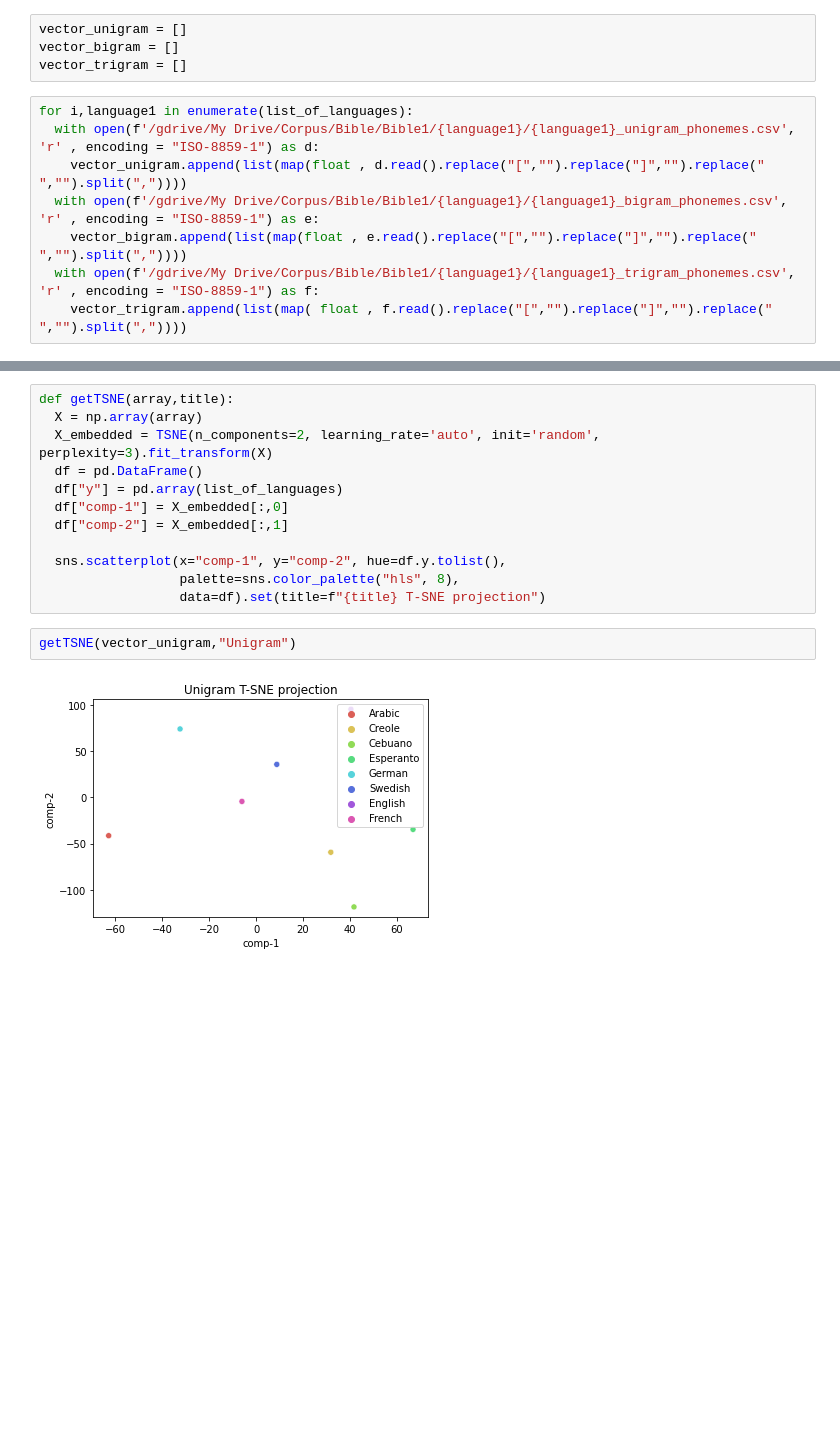
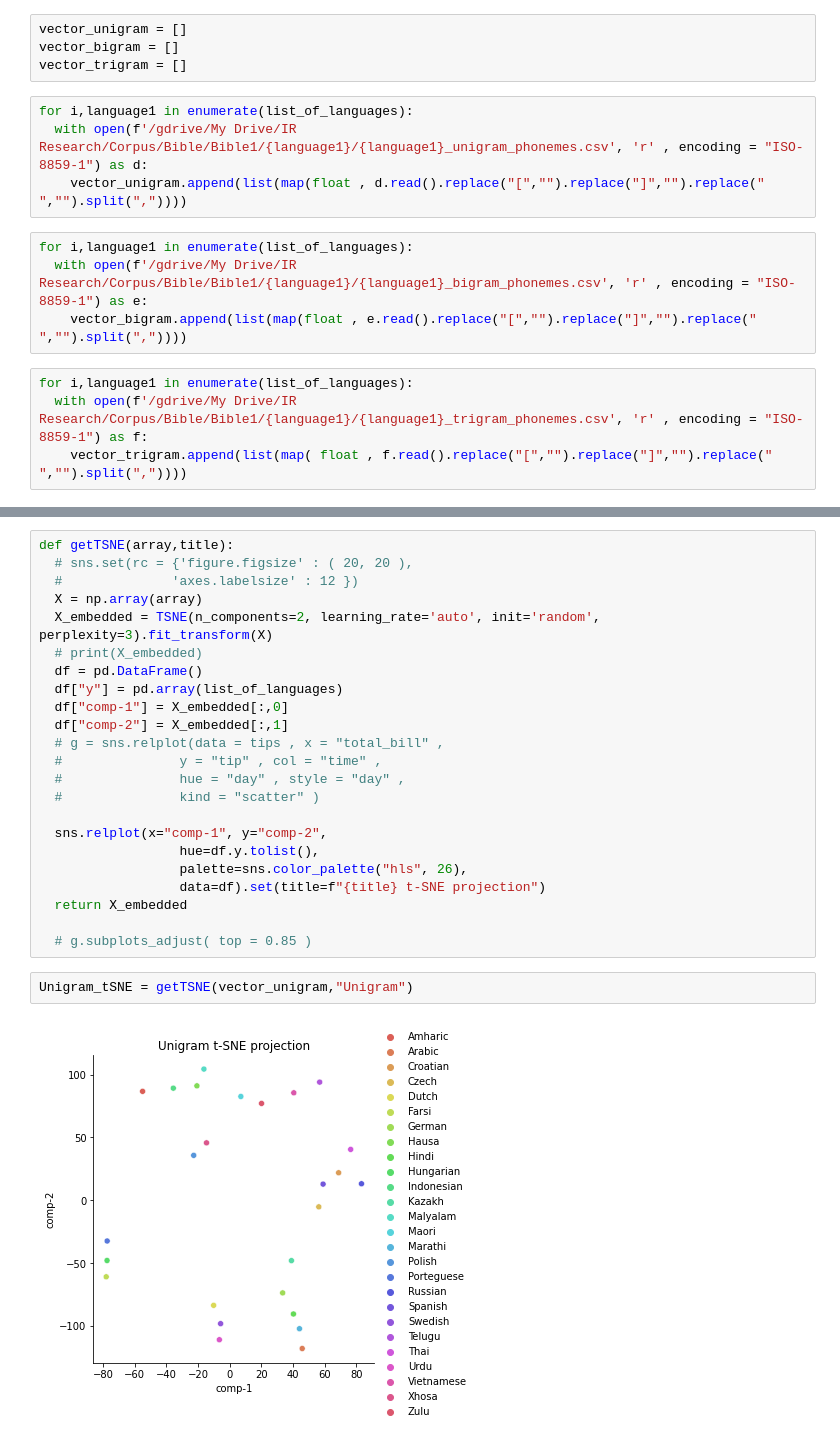
Before and after one commit to Information-Retrieval-Research/Codes, a Jupyter notebook: Analysis.ipynb, the cells around one changed output, grey strips where cells are left out. Cells and saved outputs as stored; diff of their text form; blank space fills up the shorter version.

```diff
--- a/Analysis.ipynb
+++ b/Analysis.ipynb
@@ -88,9 +102,13 @@ vector_bigram = []
 vector_trigram = []
 # %%
 for i,language1 in enumerate(list_of_languages):
-  with open(f'/gdrive/My Drive/Corpus/Bible/Bible1/{language1}/{language1}_unigram_phonemes.csv', 'r' , encoding = "ISO-8859-1") as d:
+  with open(f'/gdrive/My Drive/IR Research/Corpus/Bible/Bible1/{language1}/{language1}_unigram_phonemes.csv', 'r' , encoding = "ISO-8859-1") as d:
     vector_unigram.append(list(map(float , d.read().replace("[","").replace("]","").replace(" ","").split(","))))
-  with open(f'/gdrive/My Drive/Corpus/Bible/Bible1/{language1}/{language1}_bigram_phonemes.csv', 'r' , encoding = "ISO-8859-1") as e:
-    vector_bigram.append(list(map(float , e.read().replace("[","").replace("]","").replace(" ","").split(","))))
-  with open(f'/gdrive/My Drive/Corpus/Bible/Bible1/{language1}/{language1}_trigram_phonemes.csv', 'r' , encoding = "ISO-8859-1") as f:
-    vector_trigram.append(list(map( float , f.read().replace("[","").replace("]","").replace(" ","").split(","))))
+# %%
+for i,language1 in enumerate(list_of_languages):
+  with open(f'/gdrive/My Drive/IR Research/Corpus/Bible/Bible1/{language1}/{language1}_bigram_phonemes.csv', 'r' , encoding = "ISO-8859-1") as e:
+    vector_bigram.append(list(map(float , e.read().replace("[","").replace("]","").replace(" ","").split(","))))
+# %%
+for i,language1 in enumerate(list_of_languages):
+  with open(f'/gdrive/My Drive/IR Research/Corpus/Bible/Bible1/{language1}/{language1}_trigram_phonemes.csv', 'r' , encoding = "ISO-8859-1") as f:
+    vector_trigram.append(list(map( float , f.read().replace("[","").replace("]","").replace(" ","").split(","))))
@@ -97,17 +117,28 @@ for i,language1 in enumerate(list_of_languages):
 # %%
 def getTSNE(array,title):
+  # sns.set(rc = {'figure.figsize' : ( 20, 20 ),
+  #              'axes.labelsize' : 12 })
   X = np.array(array)
   X_embedded = TSNE(n_components=2, learning_rate='auto', init='random', perplexity=3).fit_transform(X)
+  # print(X_embedded)
   df = pd.DataFrame()
   df["y"] = pd.array(list_of_languages)
   df["comp-1"] = X_embedded[:,0]
   df["comp-2"] = X_embedded[:,1]
+  # g = sns.relplot(data = tips , x = "total_bill" ,
+  #               y = "tip" , col = "time" ,
+  #               hue = "day" , style = "day" ,
+  #               kind = "scatter" )
 
-  sns.scatterplot(x="comp-1", y="comp-2", hue=df.y.tolist(),
-                  palette=sns.color_palette("hls", 8),
-                  data=df).set(title=f"{title} T-SNE projection")
+  sns.relplot(x="comp-1", y="comp-2",
+                  hue=df.y.tolist(),
+                  palette=sns.color_palette("hls", 26),
+                  data=df).set(title=f"{title} t-SNE projection")
+  return X_embedded
+
+  # g.subplots_adjust( top = 0.85 )
 # %%
-getTSNE(vector_unigram,"Unigram")
+Unigram_tSNE = getTSNE(vector_unigram,"Unigram")
 # %% [output]
-[figure, old version]
+[figure, new version]
 # %%
```
Also changed, not shown: parts of 18 cells of this notebook.
